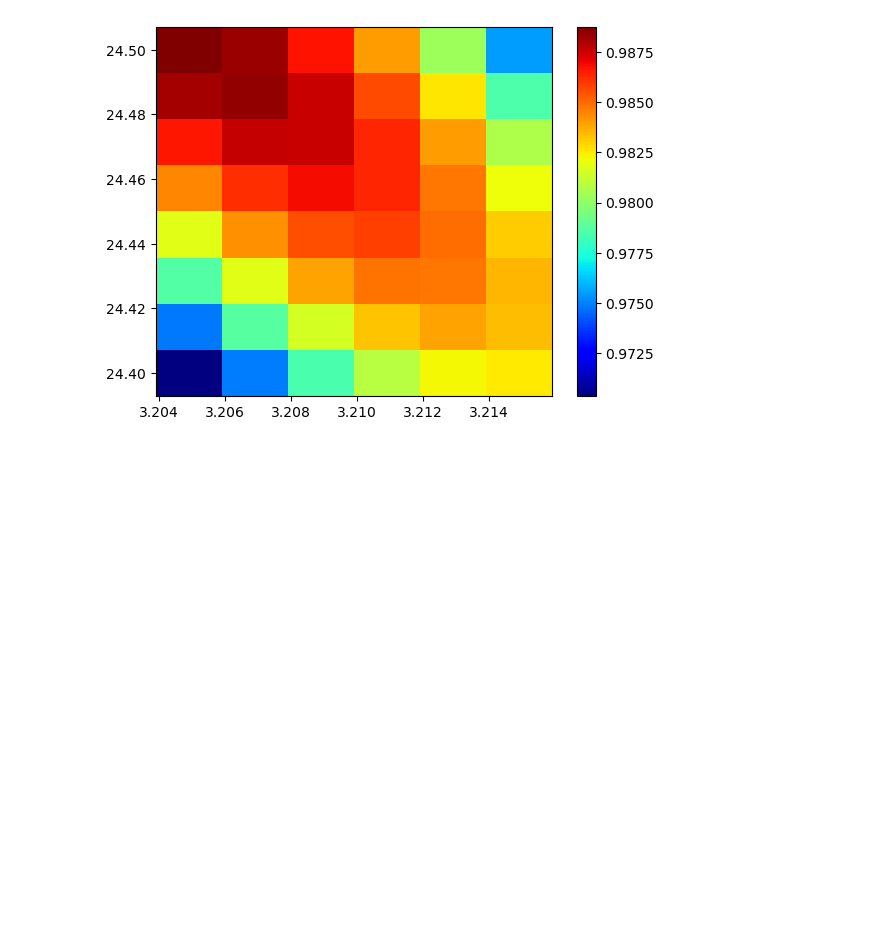
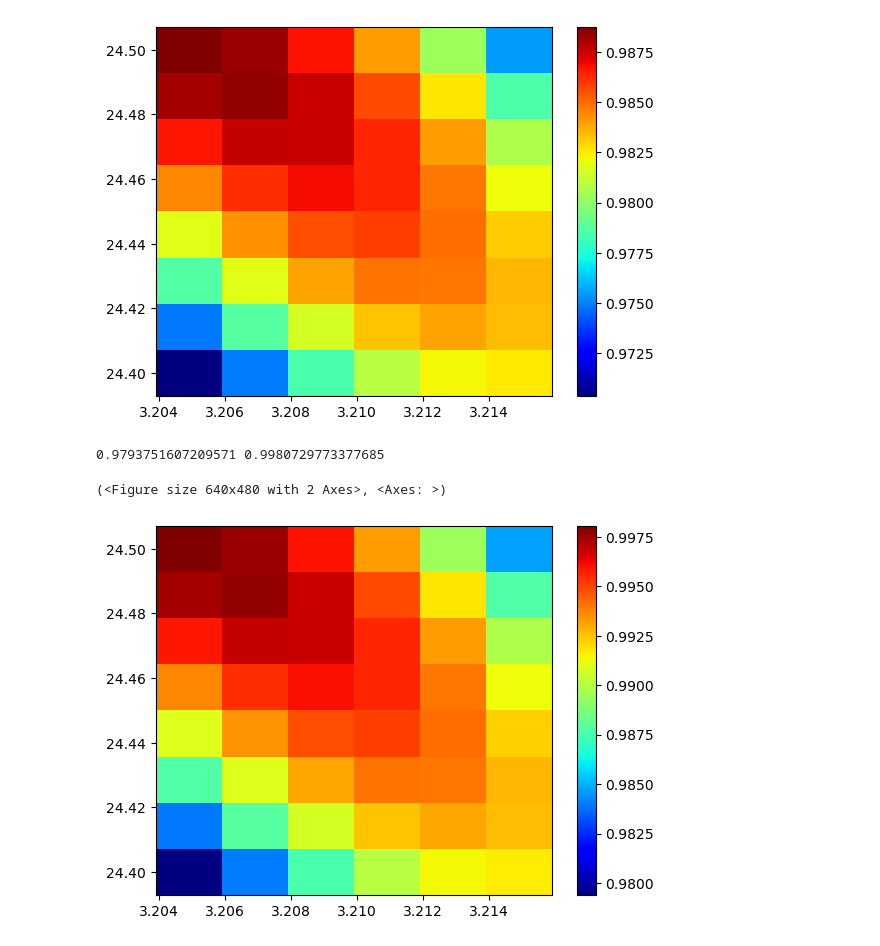
Before and after one commit to Sam-Bieberich/QuTiP, a Jupyter notebook: plot_gen.ipynb, the cells around one changed output. Cells and saved outputs as stored; diff of their text form; code cells hidden in the pictures; blank space fills up the shorter version.

```diff
--- a/plot_gen.ipynb
+++ b/plot_gen.ipynb
@@ -140,3 +140,42 @@ density(fidelity_results, omega_d_array, t_g_array)
 0.9703599669024117 0.9887563951666208
 (<Figure size 640x480 with 2 Axes>, <Axes: >)
 [figure]
+# %%
+#1e6 qcap
+
+t_g_array = [
+    24.4, 24.41428571, 24.42857143, 24.44285714,
+    24.45714286, 24.47142857, 24.48571429, 24.5
+]
+
+omega_d_array = [
+    3.20491027, 3.20691027, 3.20891027, 3.21091027, 3.21291027, 3.21491027
+]
+
+# Omega by time dimensions are 6 by 8
+
+fidelity_results = [
+    [0.9793751607209571, 0.983940896922339, 0.9877709120412076, 0.9909861629890558,
+     0.9937120857782465, 0.99593723627498, 0.9974680619731497, 0.9980729773377685],
+    [0.9840297959227543, 0.9878785713617729, 0.9909827915052752, 0.9934666954576272,
+     0.9954579682136341, 0.9969455126411636, 0.9977356230009432, 0.9975982071519712],
+    [0.9875989160573093, 0.9907209966089877, 0.9930918493972557, 0.9948386091779303,
+     0.996090793194163, 0.9968376608015874, 0.9968859555226625, 0.9960078118227331],
+    [0.9900711768374869, 0.9924596440091343, 0.9940923826233897, 0.9950990256433961,
+     0.9956104997417606, 0.9956164313329768, 0.9949246157418337, 0.9933101369144605],
+    [0.9914397359484347, 0.9930904975157026, 0.9939832016579212, 0.9942495734938605,
+     0.9940215226930019, 0.9932890545807432, 0.9918616156217156, 0.9895179477315846],
+    [0.9917022589561423, 0.9926140453389278, 0.99276760842449, 0.9922963528079908,
+     0.9913327435926661, 0.989867178404589, 0.9877113477240321, 0.9846483415497103]
+]
+
+# z_min = 0.9793751607209571
+# z_max = 0.9980729773377685
+
+fidelity_results = np.asarray(fidelity_results,dtype = float)
+
+density(fidelity_results, omega_d_array, t_g_array)
+# %% [output]
+0.9793751607209571 0.9980729773377685
+(<Figure size 640x480 with 2 Axes>, <Axes: >)
+[figure, added]
```
Also changed, not shown: parts of 1 cell of this notebook.
